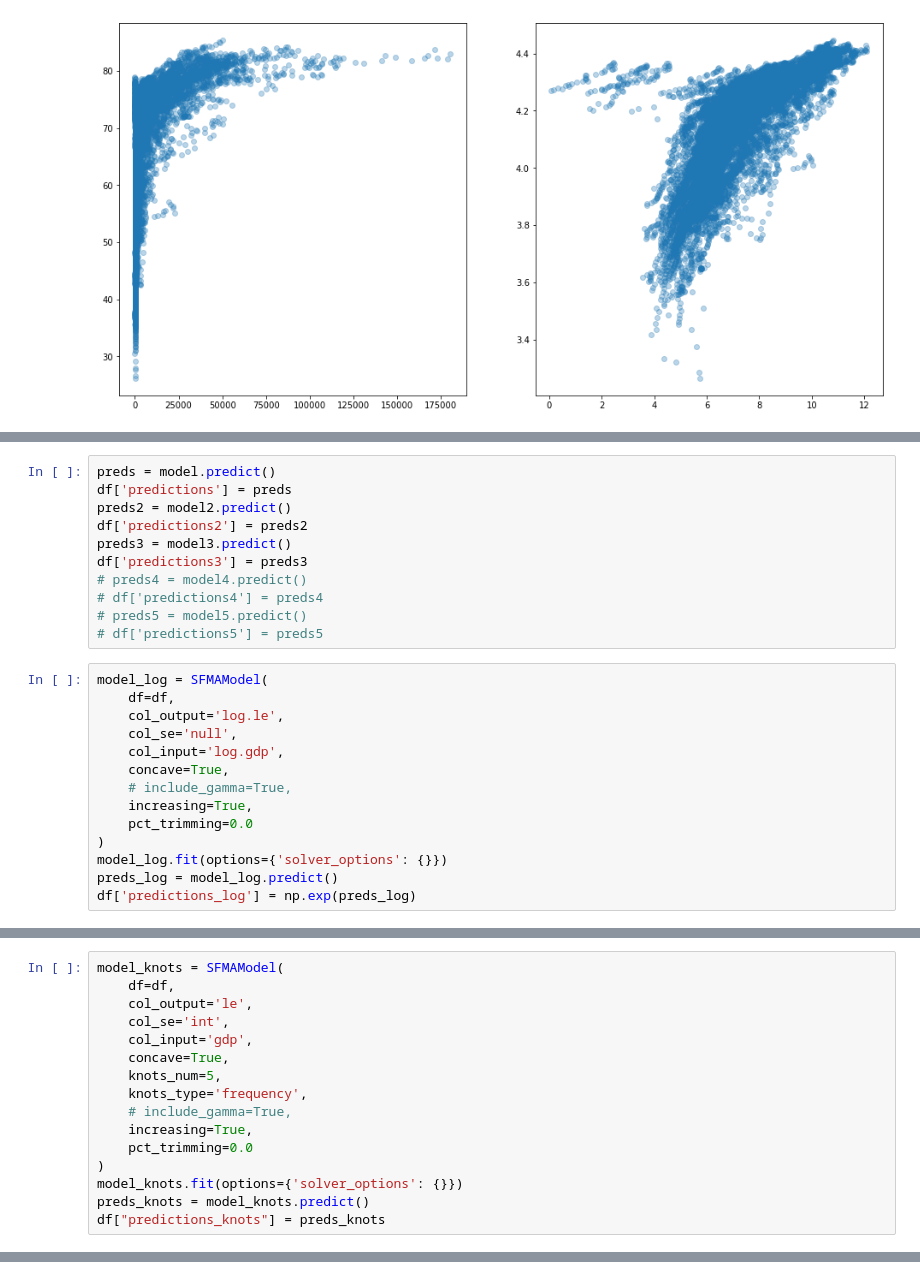
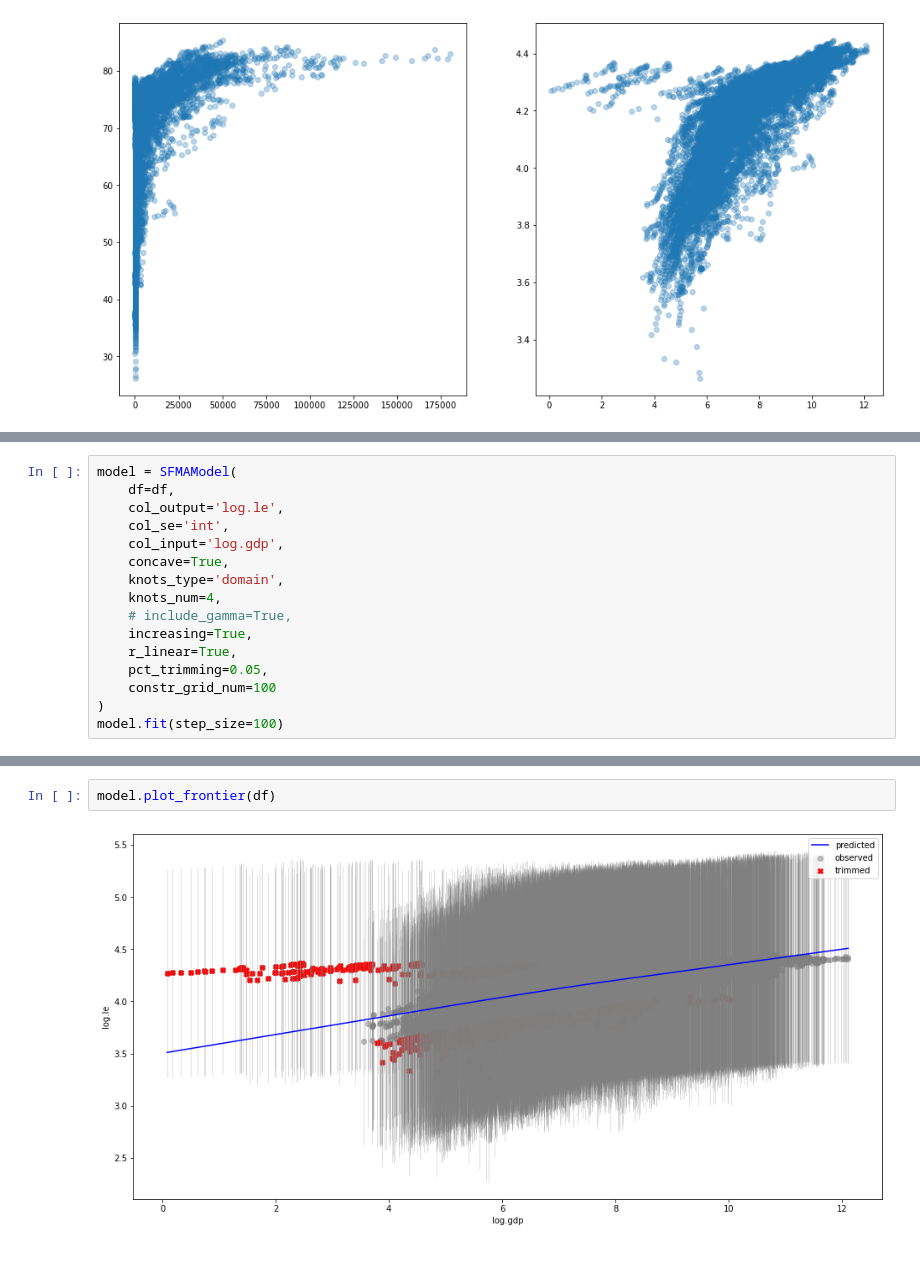
Before and after one commit to ihmeuw-msca/sfma, a Jupyter notebook: notebooks/GDP and LE.ipynb, the cells around one changed output, grey strips where cells are left out. Saved outputs shown, nothing was run; the diff lists cells and outputs as text.

```diff
--- a/notebooks/GDP and LE.ipynb
+++ b/notebooks/GDP and LE.ipynb
@@ -114,25 +28,16 @@ model3.fit(options={'solver_options': {}})
-# %%
-preds = model.predict()
-df['predictions'] = preds
-preds2 = model2.predict()
-df['predictions2'] = preds2
-preds3 = model3.predict()
-df['predictions3'] = preds3
-# preds4 = model4.predict()
-# df['predictions4'] = preds4
-# preds5 = model5.predict()
-# df['predictions5'] = preds5
 # %%
-model_log = SFMAModel(
+model = SFMAModel(
     df=df,
     col_output='log.le',
-    col_se='null',
+    col_se='int',
     col_input='log.gdp',
     concave=True,
+    knots_type='domain',
+    knots_num=4,
     # include_gamma=True,
     increasing=True,
-    pct_trimming=0.0
+    r_linear=True,
+    pct_trimming=0.05,
+    constr_grid_num=100
 )
-model_log.fit(options={'solver_options': {}})
-preds_log = model_log.predict()
-df['predictions_log'] = np.exp(preds_log)
+model.fit(step_size=100)
@@ -139,16 +46,0 @@ df['predictions_log'] = np.exp(preds_log)
-# %%
-model_knots = SFMAModel(
-    df=df,
-    col_output='le',
-    col_se='int',
-    col_input='gdp',
-    concave=True,
-    knots_num=5,
-    knots_type='frequency',
-    # include_gamma=True,
-    increasing=True,
-    pct_trimming=0.0
-)
-model_knots.fit(options={'solver_options': {}})
-preds_knots = model_knots.predict()
-df["predictions_knots"] = preds_knots
@@ -233,0 +47,4 @@ TypeError: missing a required argument: 'x'
+# %%
+model.plot_frontier(df)
+# %% [output]
+[figure, added]
```
Also changed, not shown: parts of 13 cells of this notebook, 1 other file.
